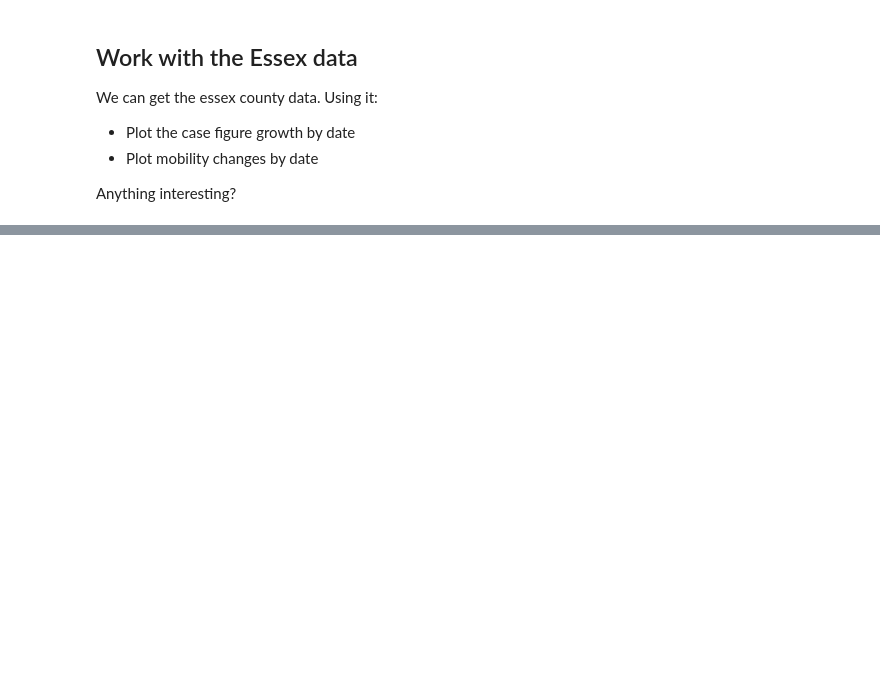
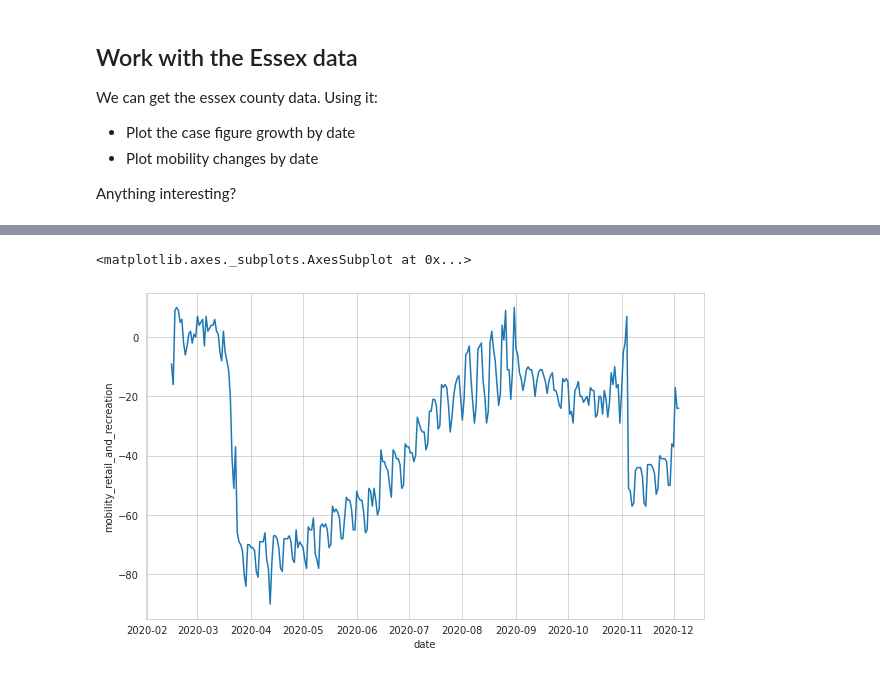
Before and after one commit to amatsuo-gv918-2020/GV918-Week10, a Jupyter notebook: Week10-Exercise1-BigQuery.ipynb, the cells around one changed output, grey strips where cells are left out. Drawn from its saved outputs; the diff is of its cells as text; code cells hidden in the pictures; blank space fills up the shorter version.

```diff
--- a/Week10-Exercise1-BigQuery.ipynb
+++ b/Week10-Exercise1-BigQuery.ipynb
@@ -72,0 +237,6 @@ Anything interesting?
+# %%
+plt.figure(figsize=(10, 6))
+sns.lineplot(x = 'date', y = 'mobility_retail_and_recreation', data = df_essex)
+# %% [output]
+<matplotlib.axes._subplots.AxesSubplot at 0x...>
+[figure, added]
```
Also changed, not shown: parts of 18 cells of this notebook.
